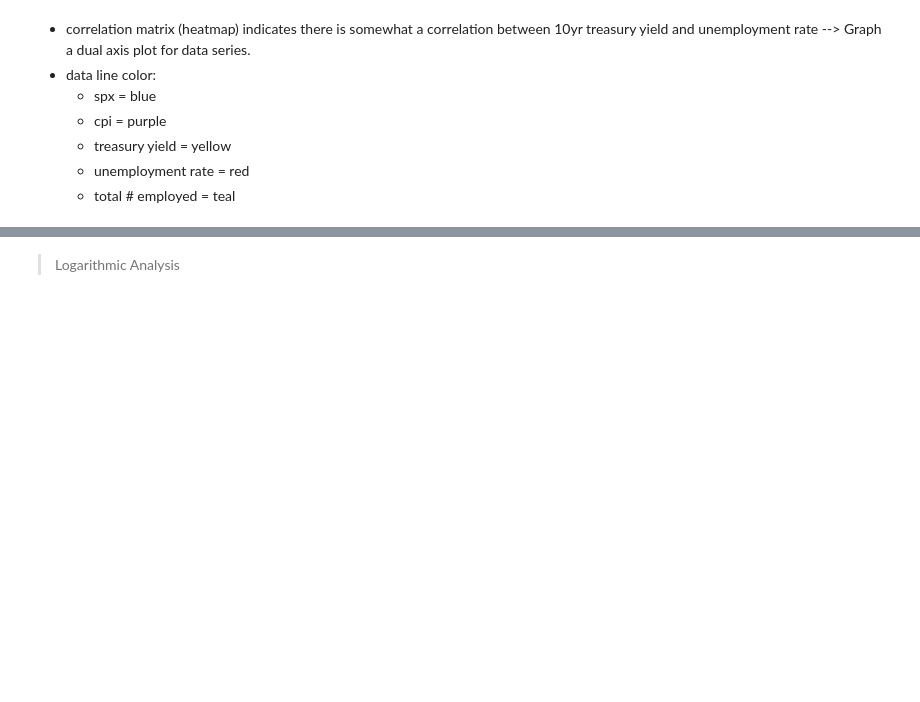
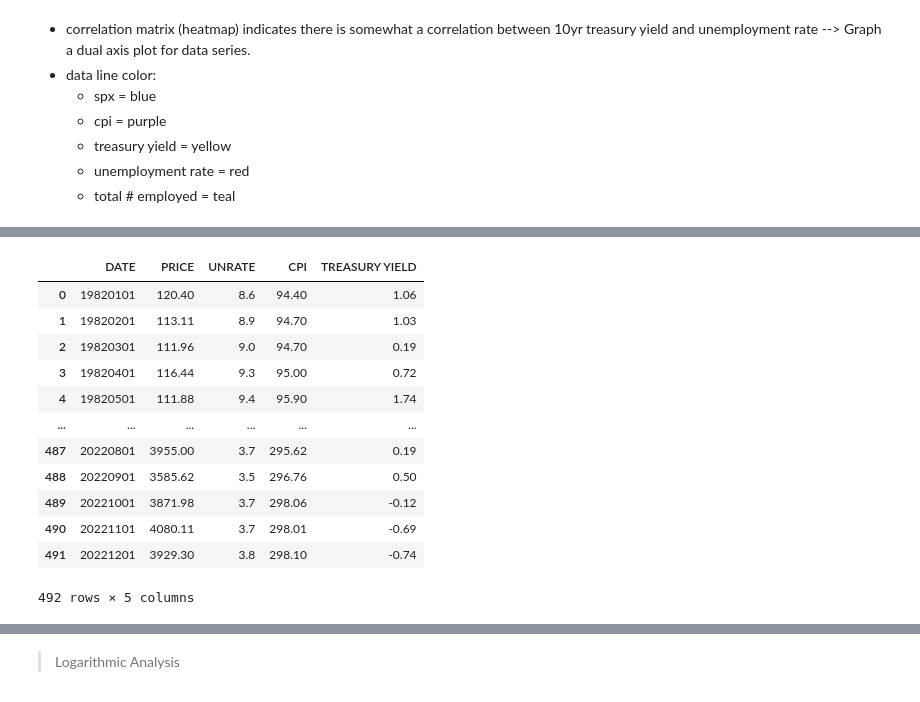
Before and after one commit to junjslee/Predicting-S-P-500-Market-Trends-using-Macro-Economic-Indicators-with-Python, a Jupyter notebook: Python-SPX_DataMining (factor=UNRATE,CPI,10yrTreasury).ipynb, the cells around one changed output, grey strips where cells are left out. Cells and saved outputs as stored; diff of their text form; code cells hidden in the pictures; blank space fills up the shorter version.

```diff
--- a/Python-SPX_DataMining (factor=UNRATE,CPI,10yrTreasury).ipynb
+++ b/Python-SPX_DataMining (factor=UNRATE,CPI,10yrTreasury).ipynb
@@ -438,3 +437,21 @@ def createHeatmap(dataframe):
+# %%
+data = pd.concat([df, df_spx['PRICE'],df_unemploymentRate['UNRATE'],df_cpi['CPI'],df_treasuryYield['TREASURY YIELD']],axis = 1)
+data.columns = ['DATE','PRICE','UNRATE','CPI','TREASURY YIELD']
+data
+# %% [output]
+|  | DATE | PRICE | UNRATE | CPI | TREASURY YIELD |
+| 0 | 19820101 | 120.40 | 8.6 | 94.40 | 1.06 |
+| 1 | 19820201 | 113.11 | 8.9 | 94.70 | 1.03 |
+| 2 | 19820301 | 111.96 | 9.0 | 94.70 | 0.19 |
+| 3 | 19820401 | 116.44 | 9.3 | 95.00 | 0.72 |
+| 4 | 19820501 | 111.88 | 9.4 | 95.90 | 1.74 |
+| ... | ... | ... | ... | ... | ... |
+| 487 | 20220801 | 3955.00 | 3.7 | 295.62 | 0.19 |
+| 488 | 20220901 | 3585.62 | 3.5 | 296.76 | 0.50 |
+| 489 | 20221001 | 3871.98 | 3.7 | 298.06 | -0.12 |
+| 490 | 20221101 | 4080.11 | 3.7 | 298.01 | -0.69 |
+| 491 | 20221201 | 3929.30 | 3.8 | 298.10 | -0.74 |
+492 rows × 5 columns
 # %%
 createHeatmap(data)
 # %% [output]
```
Also changed, not shown: parts of 38 cells of this notebook.
